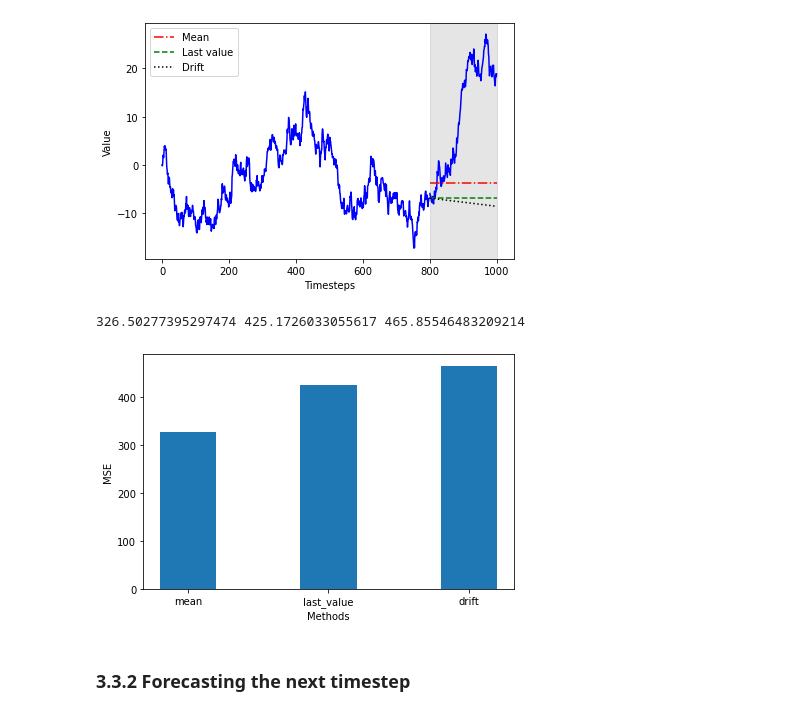
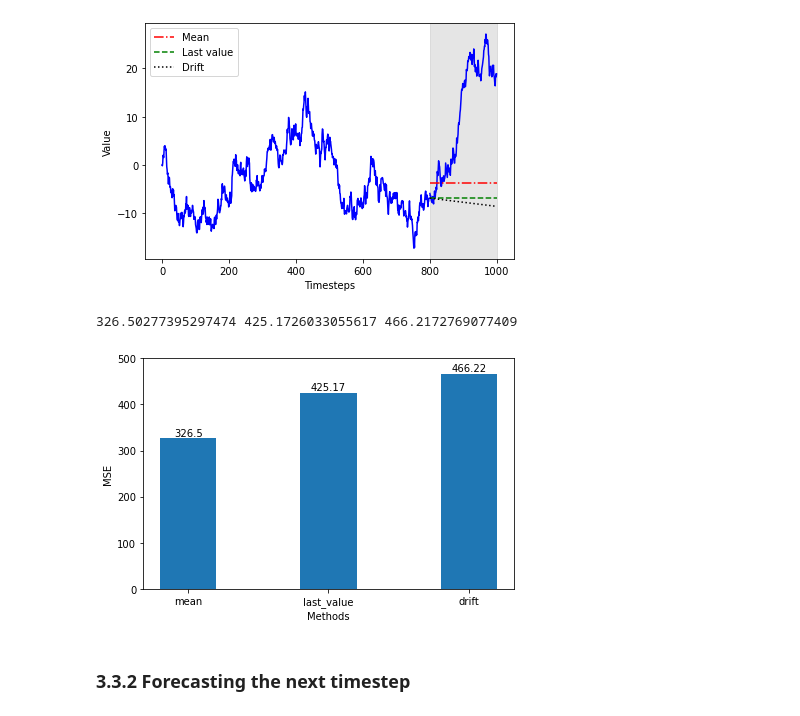
Before and after one commit to marcopeix/TimeSeriesForecastingInPython, a Jupyter notebook: CH03/CH03.ipynb, the cells around one changed output. Cells and saved outputs as stored; diff of their text form; code cells hidden in the pictures.

Commit message:
Fix drift preds and add value on bar plot

```diff
--- a/CH03/CH03.ipynb
+++ b/CH03/CH03.ipynb
@@ -262,7 +262,7 @@ test.head()
 | 803 | -6.758863 | -3.677206 | -6.814947 |
 | 804 | -7.193359 | -3.677206 | -6.814947 |
 # %%
-deltaX = 800 - 0
+deltaX = 800 - 1
 deltaY = last_value - 0
 
 drift = deltaY / deltaX
@@ -309,23 +309,26 @@ mse_drift = mean_squared_error(test['value'], test['pred_drift'])
 
 print(mse_mean, mse_last, mse_drift)
 # %% [output]
-326.50277395297474 425.1726033055617 465.85546483209214
+326.50277395297474 425.1726033055617 466.2172769077409
 # %%
 fig, ax = plt.subplots()
 
-ax.bar(
-    ['mean', 'last_value', 'drift'],
-    [mse_mean, mse_last, mse_drift],
-    width=0.4)
+x = ['mean', 'last_value', 'drift']
+y = [mse_mean, mse_last, mse_drift]
 
+ax.bar(x, y, width=0.4)
 ax.set_xlabel('Methods')
 ax.set_ylabel('MSE')
+ax.set_ylim(0, 500)
+
+for index, value in enumerate(y):
+    plt.text(x=index, y=value+5, s=str(round(value, 2)), ha='center')
 
 plt.tight_layout()
 
 plt.savefig('figures/CH03_F16_peixeiro.png', dpi=300)
 # %% [output]
-[figure, old version]
+[figure, new version]
 # %% [markdown]
 ### 3.3.2 Forecasting the next timestep
 # %%
```
Also changed, not shown: parts of 1 cell of this notebook.
